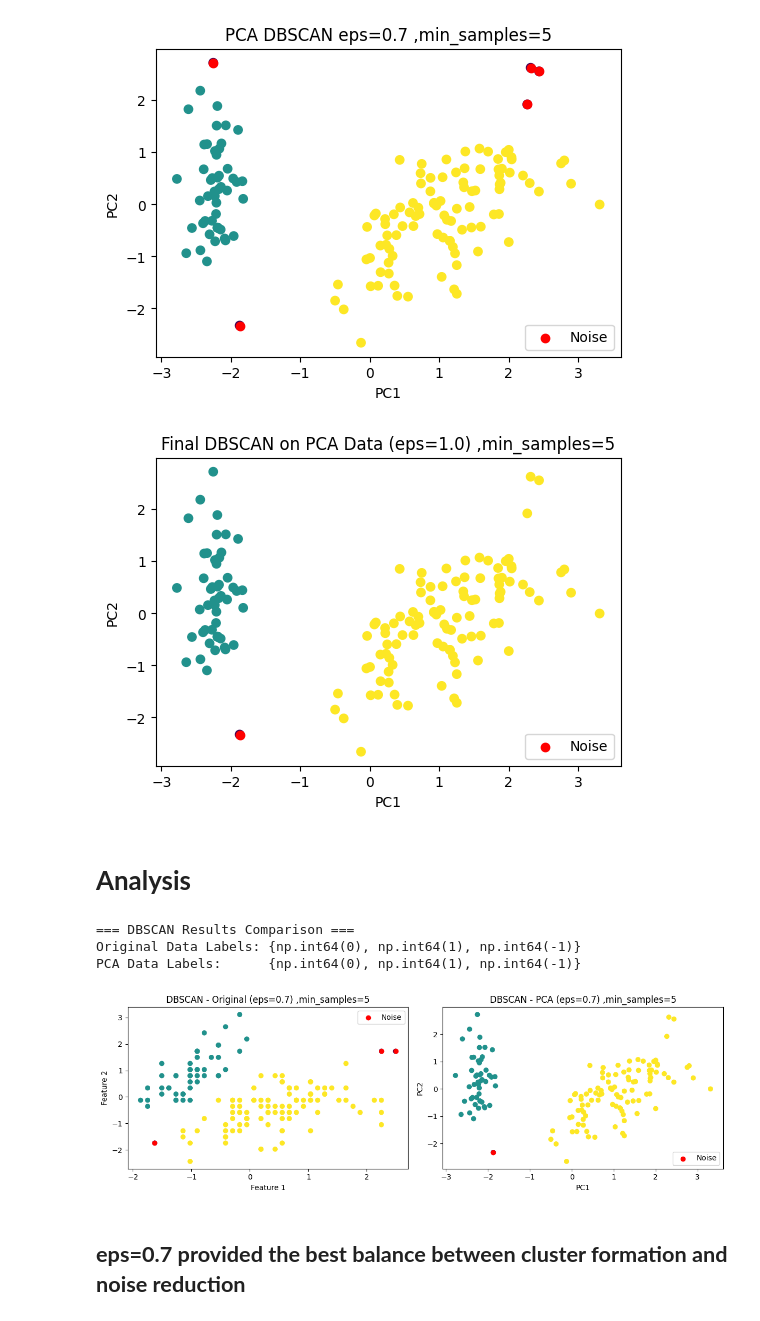
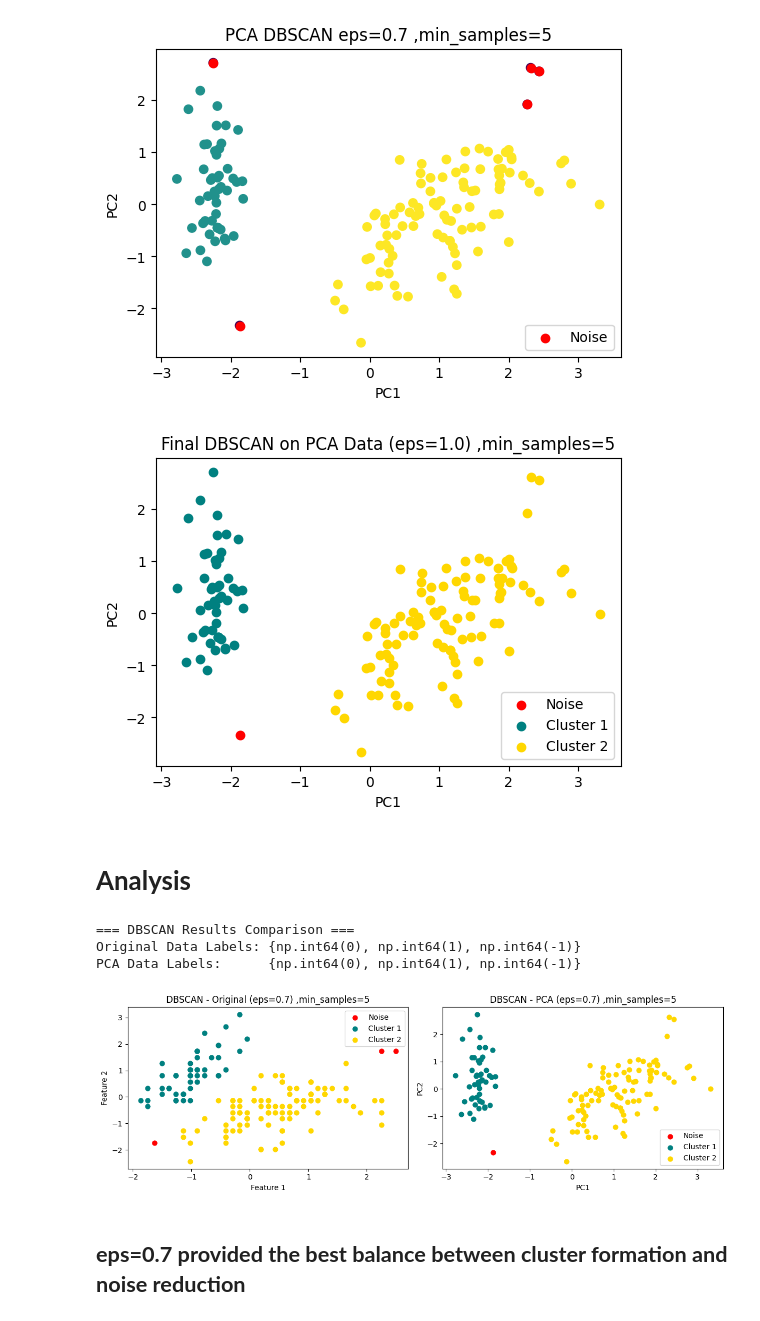
Before and after one commit to DOHA-BASEM3/Activity-3--DBSCAN-and-PCA, a Jupyter notebook: DBSCAN_and_PCA.ipynb, the cells around one changed output. Drawn from its saved outputs; the diff is of its cells as text; code cells hidden in the pictures.

```diff
--- a/DBSCAN_and_PCA.ipynb
+++ b/DBSCAN_and_PCA.ipynb
@@ -187,10 +192,11 @@ dbscan_original = DBSCAN(eps=1.0, min_samples=5)
 labels_original = dbscan_original.fit_predict(X_scaled)
 
 plt.figure(figsize=(6,4))
-plt.scatter(X_scaled[:,0], X_scaled[:,1], c=labels_original)
-plt.scatter(X_scaled[labels_original == -1, 0], X_scaled[labels_original == -1, 1],
-            c='red', label='Noise' )
-(X_scaled[labels_original == 1, 0], X_scaled[labels_original == 1, 1],)
+colors = {0: 'teal', 1: 'gold', -1: 'red'}
+for label in sorted(set(labels_original)):
+    mask = labels_original == label
+    name = f'Cluster {label+1}' if label != -1 else 'Noise'
+    plt.scatter(X_scaled[mask,0], X_scaled[mask,1], c=colors[label], label=name)
 plt.legend()
 plt.title("Final DBSCAN on Original Data (eps=1.0) ,min_samples=5")
 plt.xlabel("Feature 1")
@@ -291,52 +283,59 @@ dbscan_pca = DBSCAN(eps=1.0, min_samples=5)
 labels_pca = dbscan_pca.fit_predict(X_pca)
 
 plt.figure(figsize=(6,4))
-plt.scatter(X_pca[:,0], X_pca[:,1], c=labels_pca)
-plt.scatter(X_pca[labels_pca == -1, 0], X_pca[labels_pca == -1, 1],
-            c='red', label='Noise')
+colors = {0: 'teal', 1: 'gold', -1: 'red'}
+for label in sorted(set(labels_pca)):
+    mask = labels_pca == label
+    name = f'Cluster {label+1}' if label != -1 else 'Noise'
+    plt.scatter(X_pca[mask,0], X_pca[mask,1], c=colors[label], label=name)
 plt.legend()
 plt.title("Final DBSCAN on PCA Data (eps=1.0) ,min_samples=5")
 plt.xlabel("PC1")
 plt.ylabel("PC2")
 plt.show()
 # %% [output]
-[figure, old version]
+[figure, new version]
 # %% [markdown]
 # **Analysis**
 # %%
 # - Compare results
 print("=== DBSCAN Results Comparison ===")
 print(f"Original Data Labels: {set(labels_original)}")
 print(f"PCA Data Labels:      {set(labels_pca)}")
 
+fig, (ax1, ax2) = plt.subplots(1, 2, figsize=(12, 4))
 
-fig, (ax1, ax2) = plt.subplots(1, 2, figsize=(12, 4))
+colors = {0: 'teal', 1: 'gold', -1: 'red'}
+
 # Original
-ax1.scatter(X_scaled[:,0], X_scaled[:,1], c=labels_original )
-ax1.scatter(X_scaled[labels_original == -1, 0], X_scaled[labels_original == -1, 1]
-            ,c='red', label='Noise')
+for label in sorted(set(labels_original)):
+    mask = labels_original == label
+    name = f'Cluster {label+1}' if label != -1 else 'Noise'
+    ax1.scatter(X_scaled[mask,0], X_scaled[mask,1],
+                c=colors[label], label=name, s=40)
 ax1.set_title("DBSCAN - Original (eps=0.7) ,min_samples=5")
 ax1.set_xlabel("Feature 1")
 ax1.set_ylabel("Feature 2")
 ax1.legend()
 
 # PCA
-ax2.scatter(X_pca[:,0], X_pca[:,1], c=labels_pca)
-ax2.scatter(X_pca[labels_pca == -1, 0], X_pca[labels_pca == -1, 1],
-            c='red', label='Noise')
-
+for label in sorted(set(labels_pca)):
+    mask = labels_pca == label
+    name = f'Cluster {label+1}' if label != -1 else 'Noise'
+    ax2.scatter(X_pca[mask,0], X_pca[mask,1],
+                c=colors[label], label=name, s=40)
 ax2.set_title("DBSCAN - PCA (eps=0.7) ,min_samples=5")
 ax2.set_xlabel("PC1")
 ax2.set_ylabel("PC2")
 ax2.legend()
 
 plt.tight_layout()
 plt.show()
 # %% [output]
 === DBSCAN Results Comparison ===
 Original Data Labels: {np.int64(0), np.int64(1), np.int64(-1)}
 PCA Data Labels:      {np.int64(0), np.int64(1), np.int64(-1)}
-[figure, old version]
+[figure, new version]
 # %% [markdown]
 ## **eps=0.7 provided the best balance between cluster formation and noise reduction**
 # %%
```
Also changed, not shown: parts of 13 cells of this notebook.
